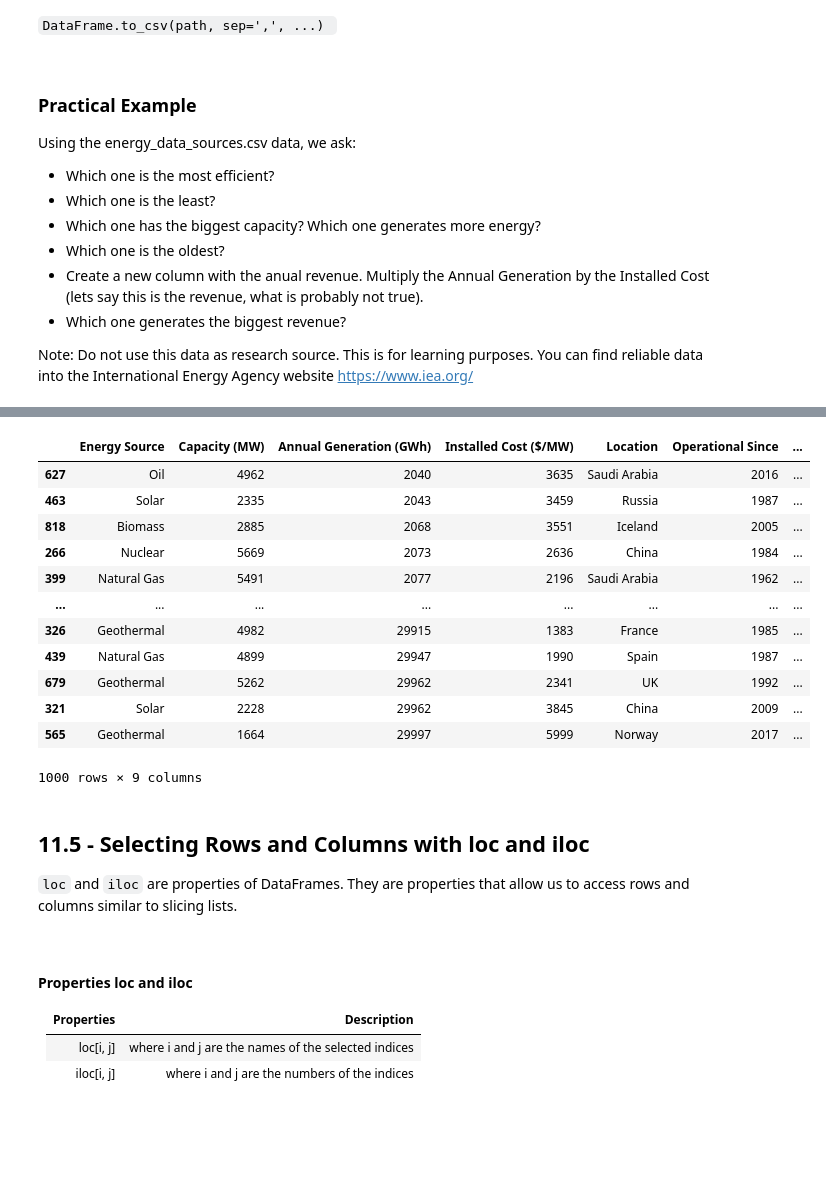
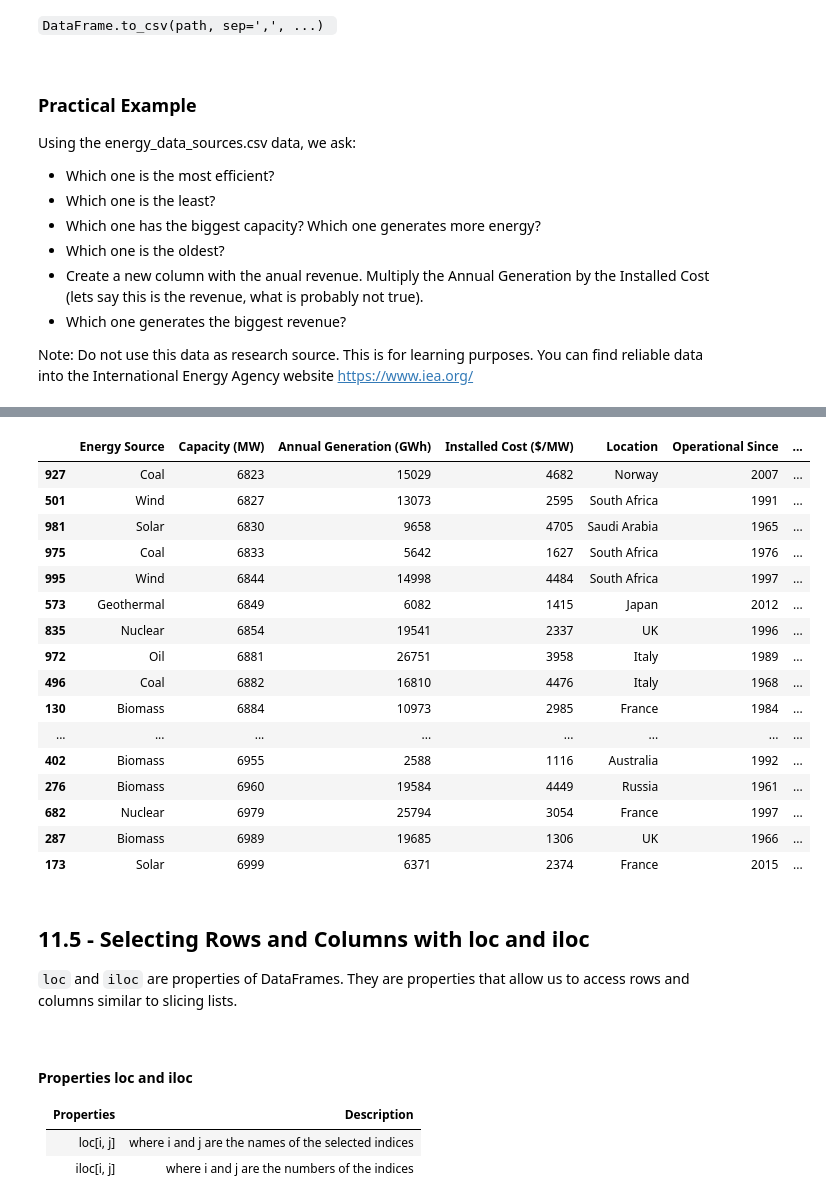
Before and after one commit to rafaelpsilva07/python-for-engineers-and-scientists, a Jupyter notebook: lessons/m2 - Section 11 - Pandas.ipynb, the cells around one changed output, grey strips where cells are left out. Saved outputs shown, nothing was run; the diff lists cells and outputs as text; code cells hidden in the pictures; blank space fills up the shorter version.

Commit message:
enh eneregy source

```diff
--- a/lessons/m2 - Section 11 - Pandas.ipynb
+++ b/lessons/m2 - Section 11 - Pandas.ipynb
@@ -275,6 +409,5 @@ You can find reliable data into the International Energy Agency website https://
 # %%
 import pandas as pd
 # %%
-file = 'D:/repositories/python-for-engineers-and-scientists/Aux_files/11.3/energy_data_sources.csv'
+file = './../Aux_files/11.4/energy_data_sources.csv'
 df = pd.read_csv(file)
-df
@@ -295,16 +414,20 @@ df
-# %%
-df.sort_values('Annual Generation (GWh)')
-# %% [output]
-|  | Energy Source | Capacity (MW) | Annual Generation (GWh) | Installed Cost ($/MW) | Location | Operational Since | ... |
-| 627 | Oil | 4962 | 2040 | 3635 | Saudi Arabia | 2016 | ... |
-| 463 | Solar | 2335 | 2043 | 3459 | Russia | 1987 | ... |
-| 818 | Biomass | 2885 | 2068 | 3551 | Iceland | 2005 | ... |
-| 266 | Nuclear | 5669 | 2073 | 2636 | China | 1984 | ... |
-| 399 | Natural Gas | 5491 | 2077 | 2196 | Saudi Arabia | 1962 | ... |
-| ... | ... | ... | ... | ... | ... | ... | ... |
-| 326 | Geothermal | 4982 | 29915 | 1383 | France | 1985 | ... |
-| 439 | Natural Gas | 4899 | 29947 | 1990 | Spain | 1987 | ... |
-| 679 | Geothermal | 5262 | 29962 | 2341 | UK | 1992 | ... |
-| 321 | Solar | 2228 | 29962 | 3845 | China | 2009 | ... |
-| 565 | Geothermal | 1664 | 29997 | 5999 | Norway | 2017 | ... |
-1000 rows × 9 columns
+# %%
+df.sort_values('Capacity (MW)').tail(30)
+# %% [output]
+|  | Energy Source | Capacity (MW) | Annual Generation (GWh) | Installed Cost ($/MW) | Location | Operational Since | ... |
+| 927 | Coal | 6823 | 15029 | 4682 | Norway | 2007 | ... |
+| 501 | Wind | 6827 | 13073 | 2595 | South Africa | 1991 | ... |
+| 981 | Solar | 6830 | 9658 | 4705 | Saudi Arabia | 1965 | ... |
+| 975 | Coal | 6833 | 5642 | 1627 | South Africa | 1976 | ... |
+| 995 | Wind | 6844 | 14998 | 4484 | South Africa | 1997 | ... |
+| 573 | Geothermal | 6849 | 6082 | 1415 | Japan | 2012 | ... |
+| 835 | Nuclear | 6854 | 19541 | 2337 | UK | 1996 | ... |
+| 972 | Oil | 6881 | 26751 | 3958 | Italy | 1989 | ... |
+| 496 | Coal | 6882 | 16810 | 4476 | Italy | 1968 | ... |
+| 130 | Biomass | 6884 | 10973 | 2985 | France | 1984 | ... |
+| ... | ... | ... | ... | ... | ... | ... | ... |
+| 402 | Biomass | 6955 | 2588 | 1116 | Australia | 1992 | ... |
+| 276 | Biomass | 6960 | 19584 | 4449 | Russia | 1961 | ... |
+| 682 | Nuclear | 6979 | 25794 | 3054 | France | 1997 | ... |
+| 287 | Biomass | 6989 | 19685 | 1306 | UK | 1966 | ... |
+| 173 | Solar | 6999 | 6371 | 2374 | France | 2015 | ... |
```
Also changed, not shown: parts of 13 cells of this notebook.
